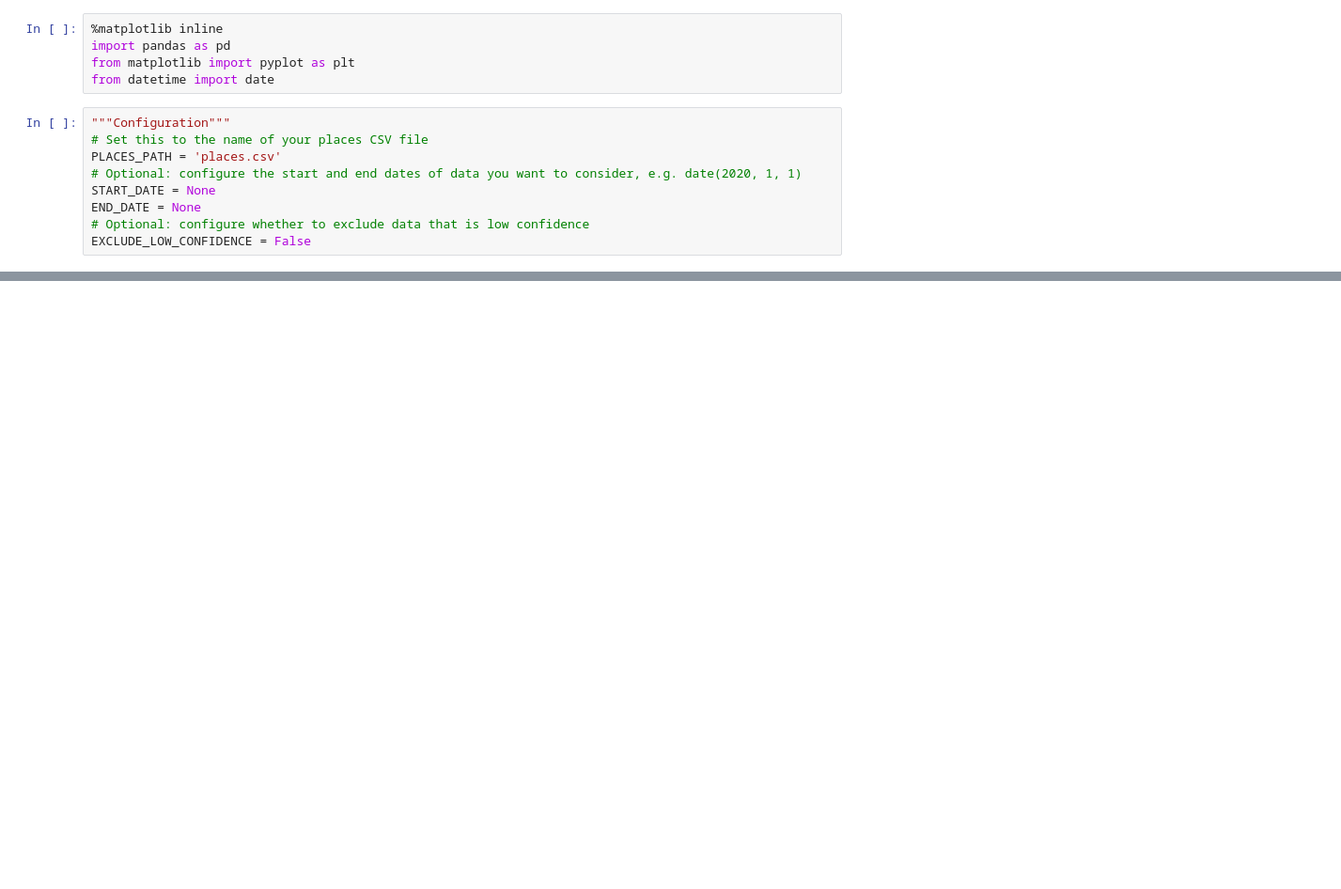
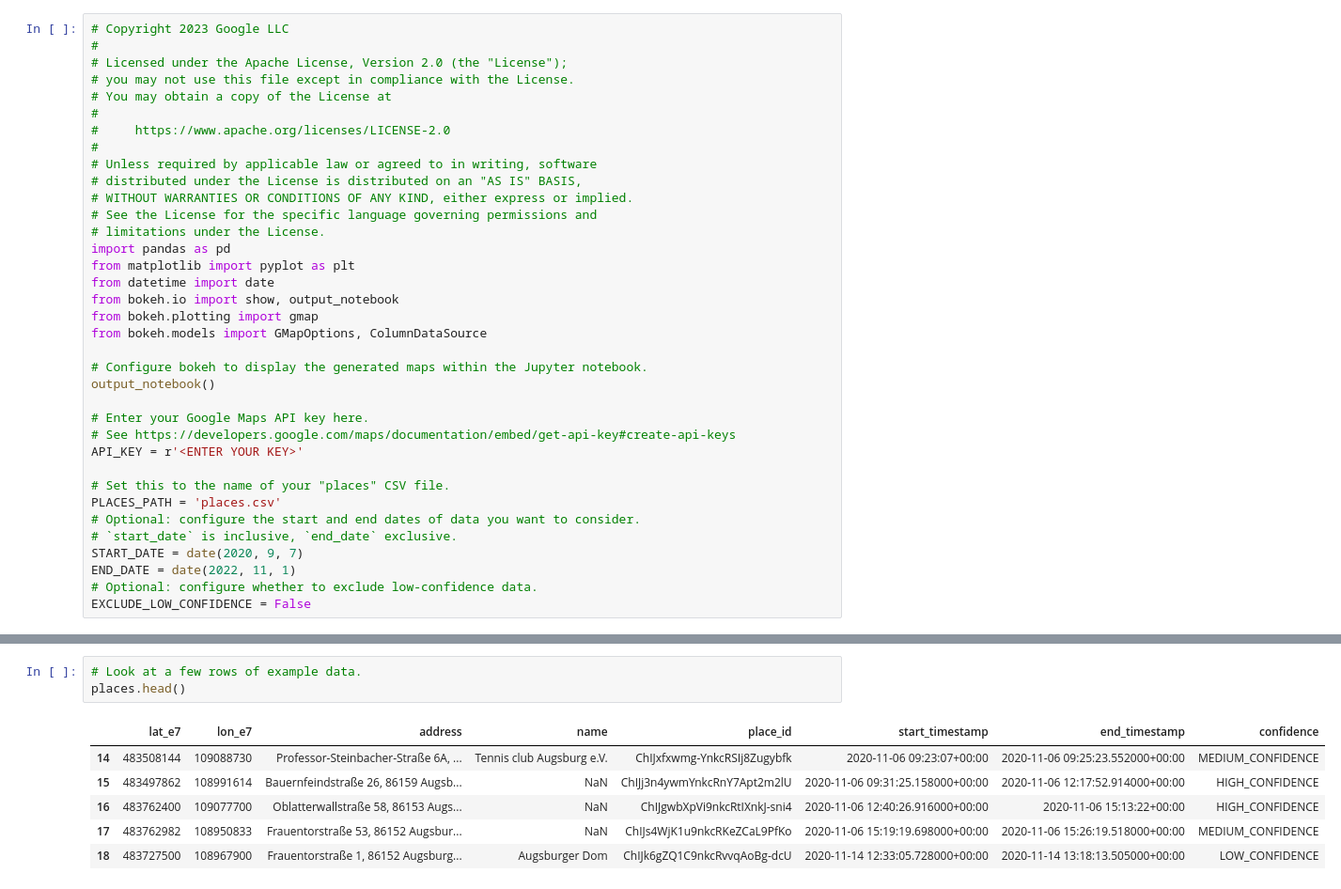
Before and after one commit to Stefan4472/google-location-history-analysis, a Jupyter notebook: analyze_places.ipynb, the cells around one changed output, grey strips where cells are left out. Shown: that part at 94% size. Saved outputs shown, nothing was run; the diff lists cells and outputs as text; blank space fills up the shorter version.

```diff
--- a/analyze_places.ipynb
+++ b/analyze_places.ipynb
@@ -4,14 +4,36 @@ In this notebook we'll do some analysis of the Google "PlaceVisit" data using pa
 # %%
-%matplotlib inline
+# Copyright 2023 Google LLC
+#
+# Licensed under the Apache License, Version 2.0 (the "License");
+# you may not use this file except in compliance with the License.
+# You may obtain a copy of the License at
+#
+#     https://www.apache.org/licenses/LICENSE-2.0
+#
+# Unless required by applicable law or agreed to in writing, software
+# distributed under the License is distributed on an "AS IS" BASIS,
+# WITHOUT WARRANTIES OR CONDITIONS OF ANY KIND, either express or implied.
+# See the License for the specific language governing permissions and
+# limitations under the License.
 import pandas as pd
 from matplotlib import pyplot as plt
 from datetime import date
+from bokeh.io import show, output_notebook
+from bokeh.plotting import gmap
+from bokeh.models import GMapOptions, ColumnDataSource
+
+# Configure bokeh to display the generated maps within the Jupyter notebook.
+output_notebook()
+
+# Enter your Google Maps API key here.
+# See https://developers.google.com/maps/documentation/embed/get-api-key#create-api-keys
+API_KEY = r'<ENTER YOUR KEY>'
+
+# Set this to the name of your "places" CSV file.
+PLACES_PATH = 'places.csv'
+# Optional: configure the start and end dates of data you want to consider.
+# `start_date` is inclusive, `end_date` exclusive.
+START_DATE = date(2020, 9, 7)
+END_DATE = date(2022, 11, 1)
+# Optional: configure whether to exclude low-confidence data.
+EXCLUDE_LOW_CONFIDENCE = False
-# %%
-"""Configuration"""
-# Set this to the name of your places CSV file
-PLACES_PATH = 'places.csv'
-# Optional: configure the start and end dates of data you want to consider, e.g. date(2020, 1, 1)
-START_DATE = None
-END_DATE = None
-# Optional: configure whether to exclude data that is low confidence
-EXCLUDE_LOW_CONFIDENCE = False
@@ -33,0 +56,10 @@ places['confidence'].value_counts()
+# %%
+# Look at a few rows of example data.
+places.head()
+# %% [output]
+|  | lat_e7 | lon_e7 | address | name | place_id | start_timestamp | end_timestamp | confidence |
+| 14 | 483508144 | 109088730 | Professor-Steinbacher-Straße 6A, ... | Tennis club Augsburg e.V. | ChIJxfxwmg-YnkcRSIj8Zugybfk | 2020-11-06 09:23:07+00:00 | 2020-11-06 09:25:23.552000+00:00 | MEDIUM_CONFIDENCE |
+| 15 | 483497862 | 108991614 | Bauernfeindstraße 26, 86159 Augsb... | NaN | ChIJj3n4ywmYnkcRnY7Apt2m2lU | 2020-11-06 09:31:25.158000+00:00 | 2020-11-06 12:17:52.914000+00:00 | HIGH_CONFIDENCE |
+| 16 | 483762400 | 109077700 | Oblatterwallstraße 58, 86153 Augs... | NaN | ChIJgwbXpVi9nkcRtIXnkJ-sni4 | 2020-11-06 12:40:26.916000+00:00 | 2020-11-06 15:13:22+00:00 | HIGH_CONFIDENCE |
+| 17 | 483762982 | 108950833 | Frauentorstraße 53, 86152 Augsbur... | NaN | ChIJs4WjK1u9nkcRKeZCaL9PfKo | 2020-11-06 15:19:19.698000+00:00 | 2020-11-06 15:26:19.518000+00:00 | MEDIUM_CONFIDENCE |
+| 18 | 483727500 | 108967900 | Frauentorstraße 1, 86152 Augsburg... | Augsburger Dom | ChIJk6gZQ1C9nkcRvvqAoBg-dcU | 2020-11-14 12:33:05.728000+00:00 | 2020-11-14 13:18:13.505000+00:00 | LOW_CONFIDENCE |
```
Also changed, not shown: parts of 14 cells of this notebook, 5 other files.
